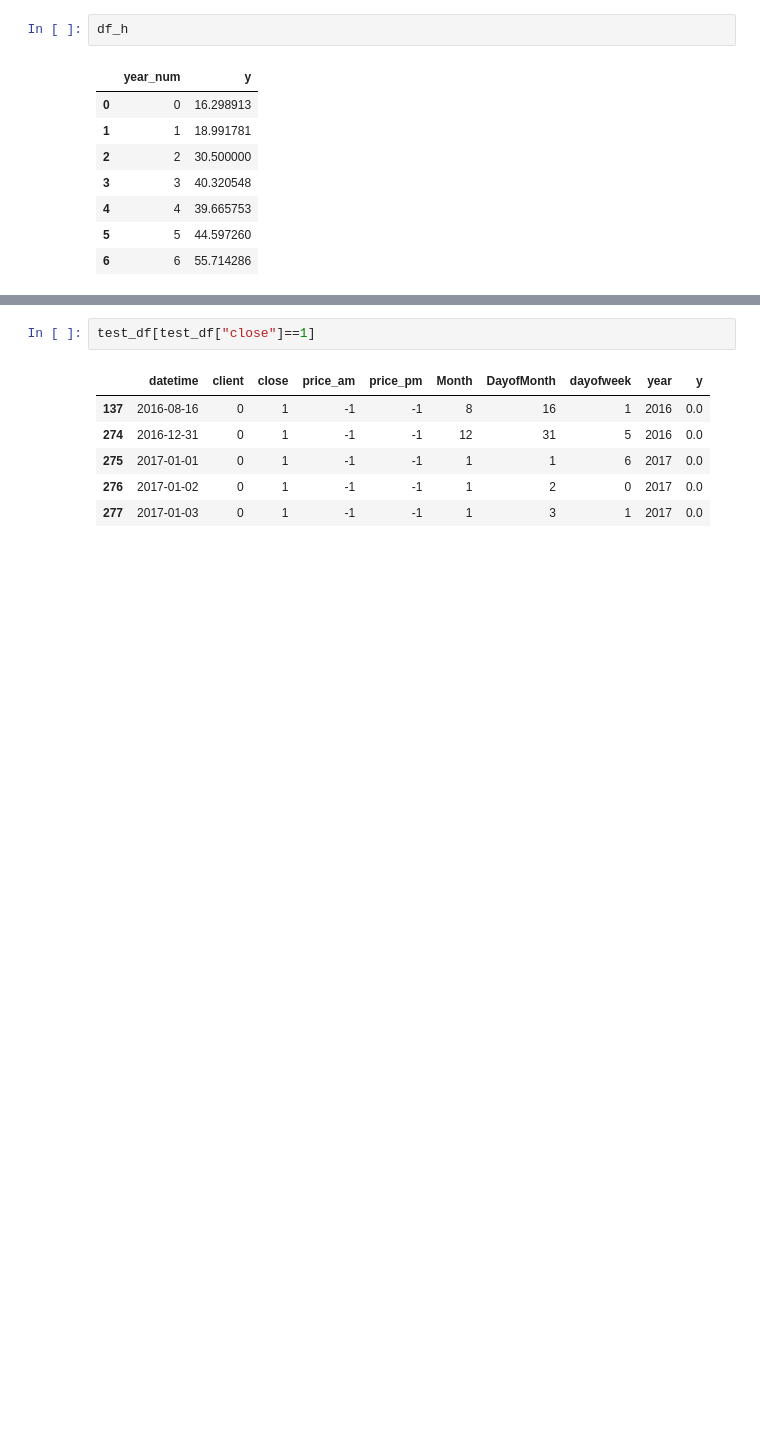
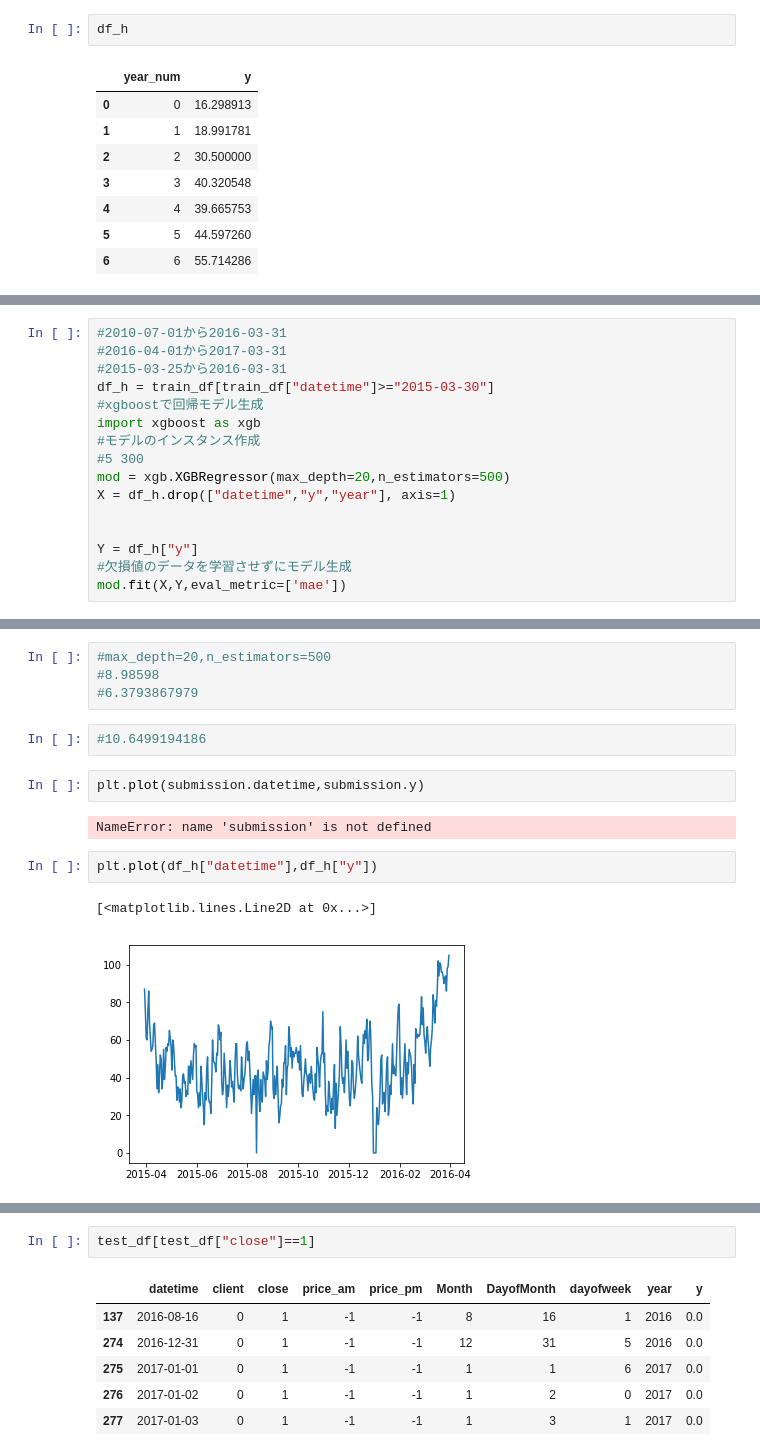
Before and after one commit to tacchan7412/gci2017_team12, a Jupyter notebook: heuristic.ipynb, the cells around one changed output, grey strips where cells are left out. Drawn from its saved outputs; the diff is of its cells as text; blank space fills up the shorter version.

```diff
--- a/heuristic.ipynb
+++ b/heuristic.ipynb
@@ -228,3 +235,19 @@ train_df = df[0:2101].reset_index()
 train_df = pd.concat([train_df,train_df_y],axis=1)
 train_df = train_df.drop("index",axis=1)
 test_df = df[2101:]
+# %%
+#2010-07-01から2016-03-31
+#2016-04-01から2017-03-31
+#2015-03-25から2016-03-31
+df_h = train_df[train_df["datetime"]>="2015-03-30"]
+#xgboostで回帰モデル生成
+import xgboost as xgb
+#モデルのインスタンス作成
+#5 300
+mod = xgb.XGBRegressor(max_depth=20,n_estimators=500)
+X = df_h.drop(["datetime","y","year"], axis=1)
+
+
+Y = df_h["y"]
+#欠損値のデータを学習させずにモデル生成
+mod.fit(X,Y,eval_metric=['mae'])
@@ -230,0 +364,15 @@ test_df = df[2101:]
+# %%
+#max_depth=20,n_estimators=500
+#8.98598
+#6.3793867979
+# %%
+#10.6499194186
+# %%
+plt.plot(submission.datetime,submission.y)
+# %% [output]
+NameError: name 'submission' is not defined
+# %%
+plt.plot(df_h["datetime"],df_h["y"])
+# %% [output]
+[<matplotlib.lines.Line2D at 0x...>]
+[figure, added]
```
Also changed, not shown: parts of 30 cells of this notebook, 1 other file.
